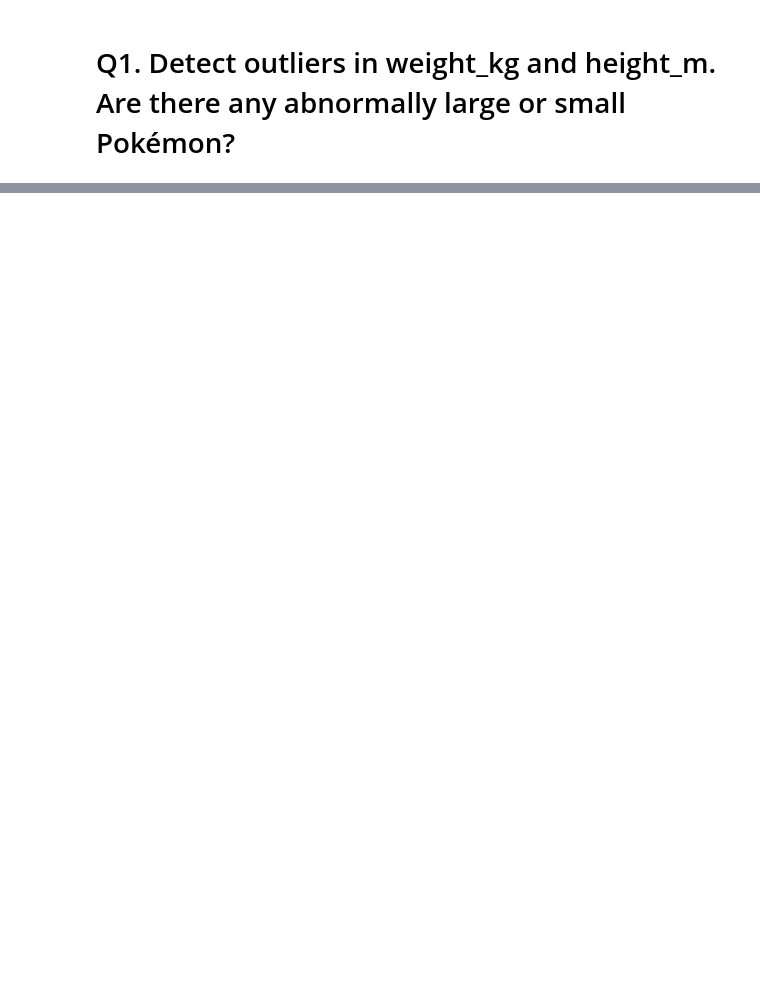
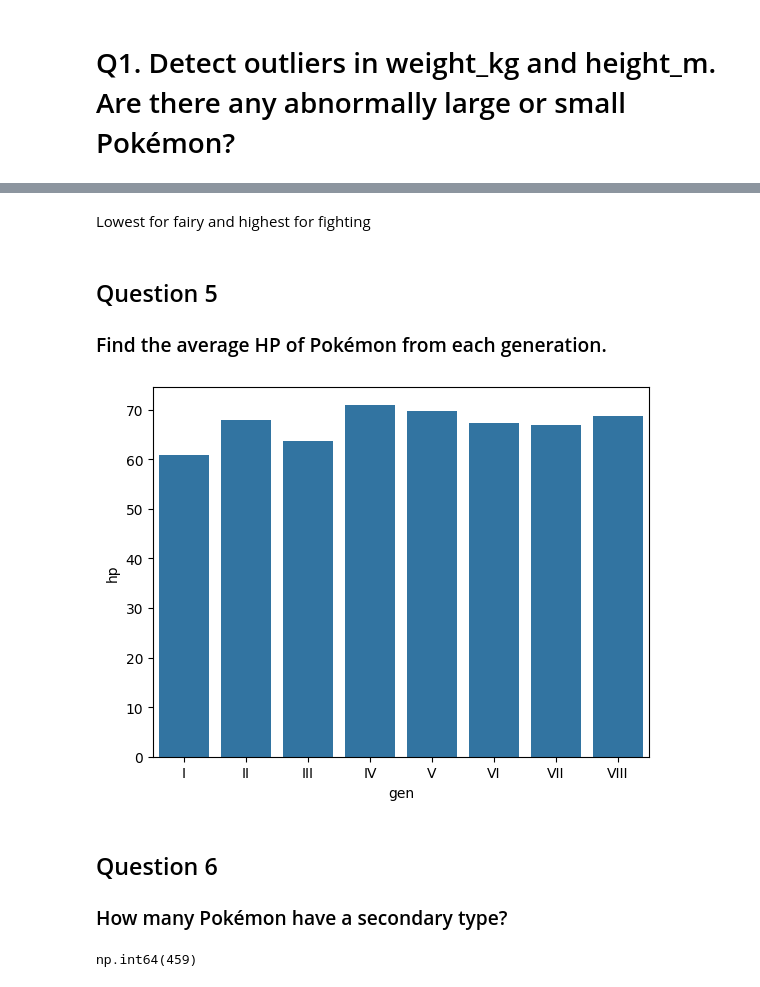
Before and after one commit to HegdeShreyas14/DAV_ML, a Jupyter notebook: Week2.ipynb, the cells around one changed output, grey strips where cells are left out. Cells and saved outputs as stored; diff of their text form; code cells hidden in the pictures; blank space fills up the shorter version.

```diff
--- a/Week2.ipynb
+++ b/Week2.ipynb
@@ -70,0 +175,12 @@ Outliers based on weight:
+# %%
+Q1 = df['hp'].quantile(0.25)
+Q3 = df['hp'].quantile(0.75)
+
+IQR = Q3 - Q1
+
+lower = Q1 - 1.5 * IQR
+upper = Q3 + 1.5 * IQR
+
+df = df[(df['hp'] >= lower) &(df['hp'] <= upper)]
+
+print("after removing outliers, mean hp: \n" , df.groupby("gen")["hp"].mean())
@@ -70,0 +202,8 @@ Outliers based on weight:
+# %%
+mean_attack = df['attack'].mean()
+std_attack = df['attack'].std()
+
+df['attack_zscore'] = (df['attack'] - mean_attack) / std_attack
+
+x = df.loc[df['attack_zscore'].nlargest(5).index]
+print(x[['english_name', 'attack', 'attack_zscore']])
@@ -70,0 +248,19 @@ Outliers based on weight:
+# %% [markdown]
+ Lowest for fairy and highest for fighting
+# %% [markdown]
+## Question 5
+### Find the average HP of Pokémon from each generation.
+# %%
+df.groupby("gen")["hp"].mean()
+
+sns.barplot(df.groupby("gen")["hp"].mean())
+plt.show()
+# %% [output]
+[figure, added]
+# %% [markdown]
+## Question 6
+### How many Pokémon have a secondary type?
+# %%
+(df['secondary_type'] != 0).sum()
+# %% [output]
+np.int64(459)
```
Also changed, not shown: parts of 23 cells of this notebook.
